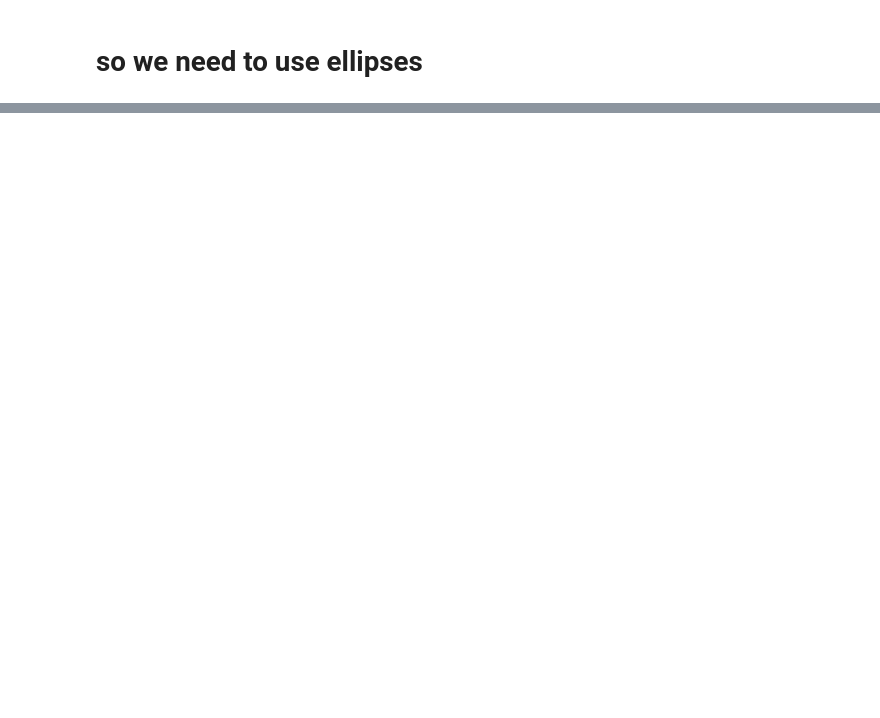
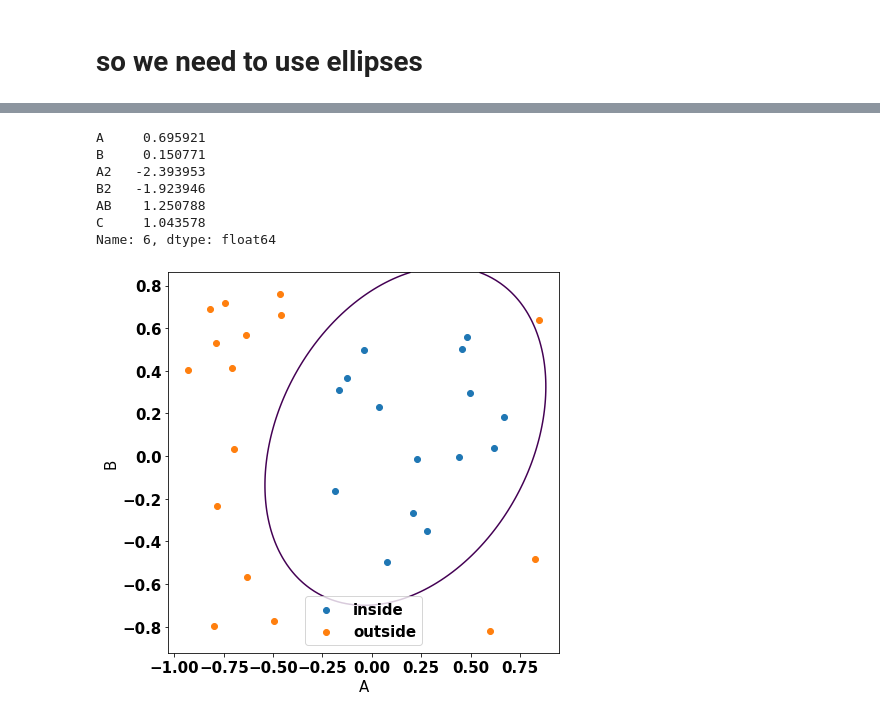
Before and after one commit to manyasha-n-m/rokz, a Jupyter notebook: rokz_labs/lab2/lab2.ipynb, the cells around one changed output, grey strips where cells are left out. Drawn from its saved outputs; the diff is of its cells as text; code cells hidden in the pictures; blank space fills up the shorter version.

```diff
--- a/rokz_labs/lab2/lab2.ipynb
+++ b/rokz_labs/lab2/lab2.ipynb
@@ -135,0 +154,11 @@ C.plot(train1)
+# %%
+C2 = Classifier(train2)
+# %% [output]
+A     0.695921
+B     0.150771
+A2   -2.393953
+B2   -1.923946
+AB    1.250788
+C     1.043578
+Name: 6, dtype: float64
+[figure, added]
```
Also changed, not shown: parts of 13 cells of this notebook.
